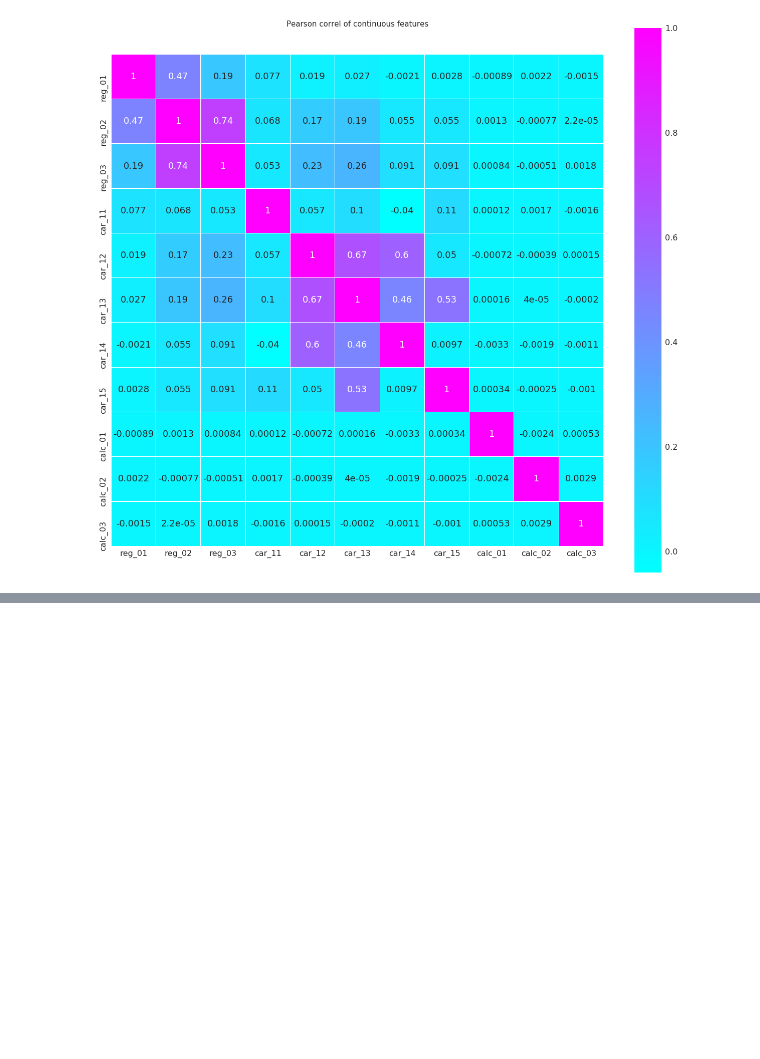
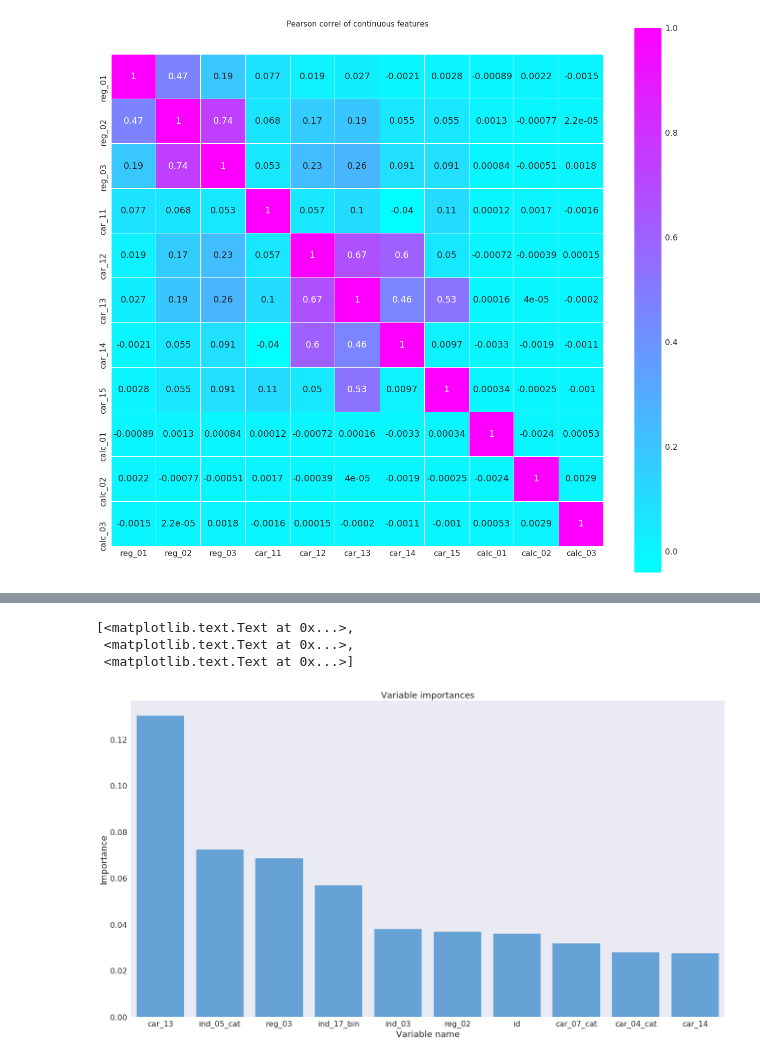
Before and after one commit to raphaelrrcoelho/porto-seguro-safe-driver, a Jupyter notebook: porto_seguro.ipynb, the cells around one changed output, grey strips where cells are left out. Cells and saved outputs as stored; diff of their text form; code cells hidden in the pictures; blank space fills up the shorter version.

Commit message:
add feature importance analysis

```diff
--- a/porto_seguro.ipynb
+++ b/porto_seguro.ipynb
@@ -269,0 +231,12 @@ sns.heatmap(train[col_internval].corr(), linewidths = 0.1, vmax = 1.0, square =
+# %%
+from sklearn.ensemble import RandomForestClassifier
+
+rf = RandomForestClassifier(
+    n_estimators = 150,
+    max_depth = 8,
+    min_samples_leaf = 4,
+    max_features = 0.2,
+    n_jobs = -1,
+    random_state = 42)
+# %%
+rf.fit(train.drop(['target'], axis = 1), train.target)
@@ -269,0 +250,3 @@ sns.heatmap(train[col_internval].corr(), linewidths = 0.1, vmax = 1.0, square =
+# %%
+features = train.drop(['target'], axis = 1).columns.values
+print("----- Training Done -----")
@@ -269,0 +255,2 @@ sns.heatmap(train[col_internval].corr(), linewidths = 0.1, vmax = 1.0, square =
+# %%
+feature_importance = summarize.get_feature_importance_df(rf.feature_importances_, features)
@@ -269,0 +277,10 @@ sns.heatmap(train[col_internval].corr(), linewidths = 0.1, vmax = 1.0, square =
+# %%
+fig,ax = plt.subplots()
+fig.set_size_inches(22,12)
+sns.barplot(data = feature_importance[:10], x = "feature", y = "importance", ax = ax, color = default_color)
+ax.set(xlabel = 'Variable name', ylabel = 'Importance', title = "Variable importances")
+# %% [output]
+[<matplotlib.text.Text at 0x...>,
+ <matplotlib.text.Text at 0x...>,
+ <matplotlib.text.Text at 0x...>]
+[figure, added]
```
Also changed, not shown: parts of 9 cells of this notebook.
